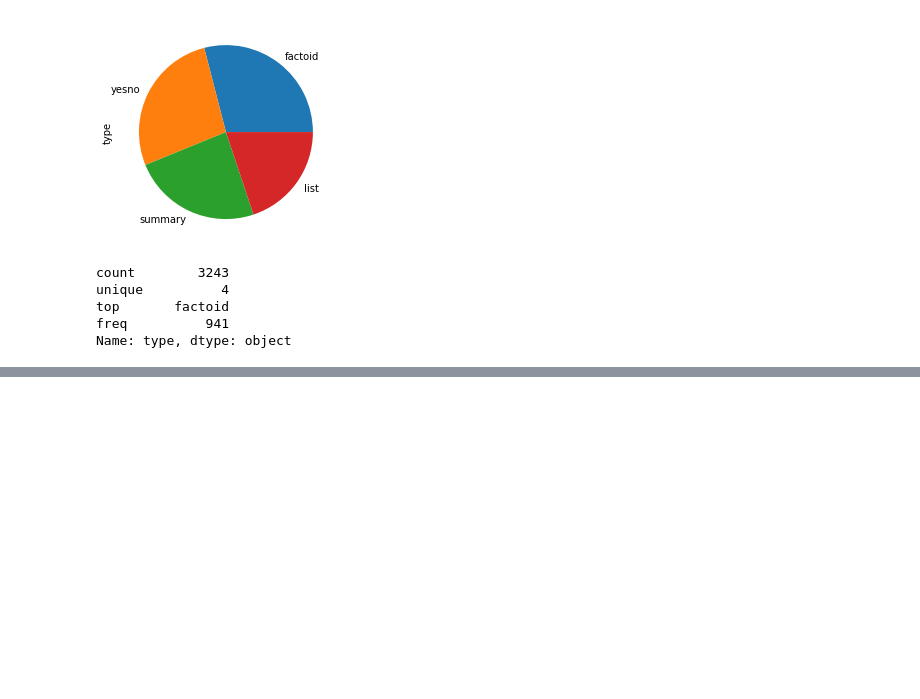
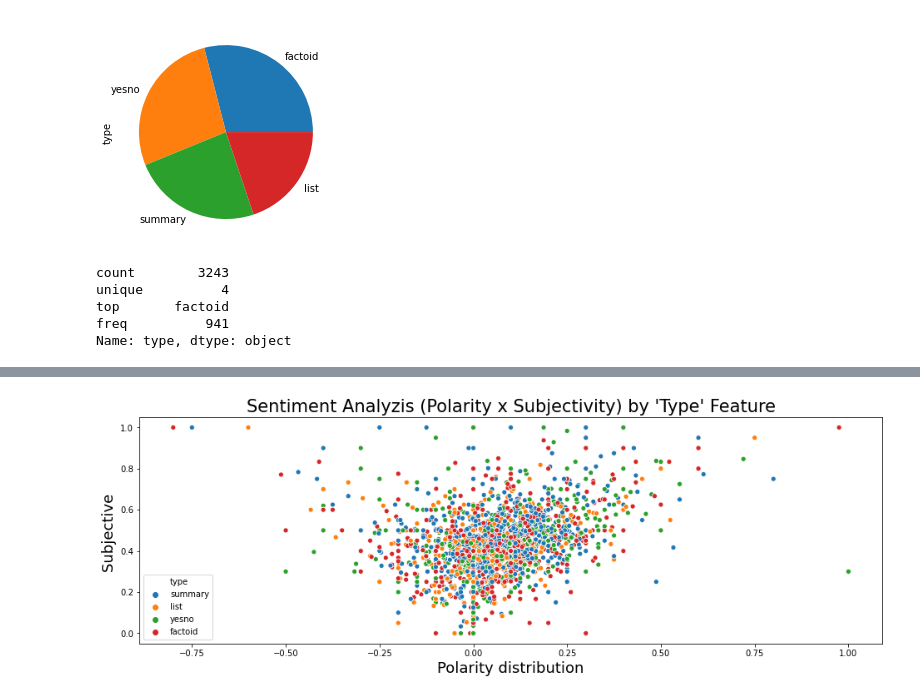
Before and after one commit to chamikasudusinghe/bioasq, a Jupyter notebook: bioasq.ipynb, the cells around one changed output, grey strips where cells are left out. Drawn from its saved outputs; the diff is of its cells as text; code cells hidden in the pictures; blank space fills up the shorter version.

```diff
--- a/bioasq.ipynb
+++ b/bioasq.ipynb
@@ -143,3 +145,10 @@ unique          4
 top       factoid
 freq          941
 Name: type, dtype: object
+# %%
+answers = []
+for index, row in df.iterrows():
+    answerList = row['ideal_answer']
+    listToStr = ' '.join([str(elem) for elem in answerList])
+    answers.append(listToStr)
+df = df.assign(answers=answers)
@@ -145,0 +170,10 @@ Name: type, dtype: object
+# %%
+from textblob import TextBlob
+
+pol = lambda x: TextBlob(x).sentiment.polarity
+sub = lambda x: TextBlob(x).sentiment.subjectivity
+
+df['ans_polarity']= df['answers'].apply(pol)
+df['ans_subjectivity']= df['answers'].apply(sub)
+
+df[['answers', 'type', 'ans_polarity', 'ans_subjectivity']].head(10)
@@ -145,0 +192,12 @@ Name: type, dtype: object
+# %%
+plt.figure(figsize=(16,5))
+
+g = sns.scatterplot(x='ans_polarity', y='ans_subjectivity',
+                    data=df, hue='type')
+g.set_title("Sentiment Analyzis (Polarity x Subjectivity) by 'Type' Feature", fontsize=21)
+g.set_xlabel("Polarity distribution",fontsize=18)
+g.set_ylabel("Subjective ",fontsize=18)
+
+plt.show()
+# %% [output]
+[figure, added]
```
Also changed, not shown: parts of 14 cells of this notebook.
